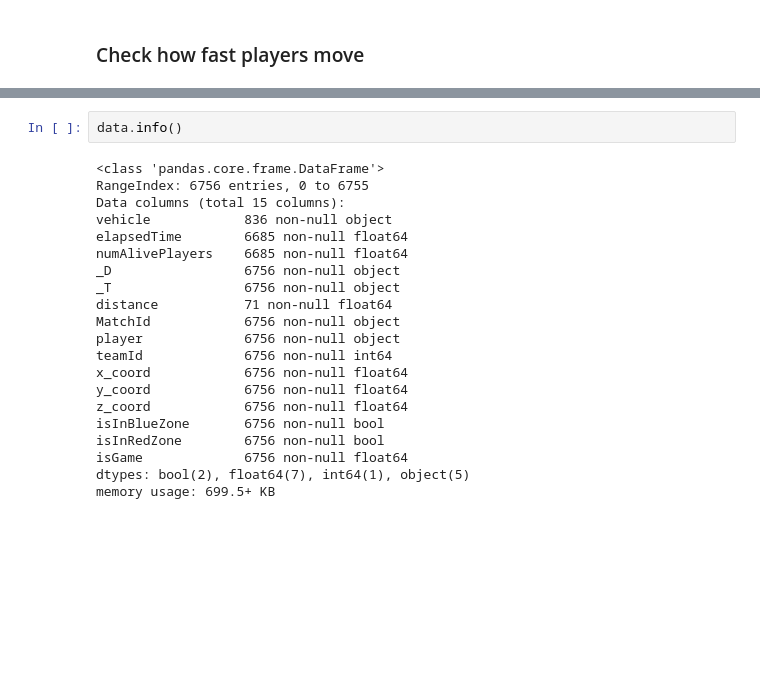
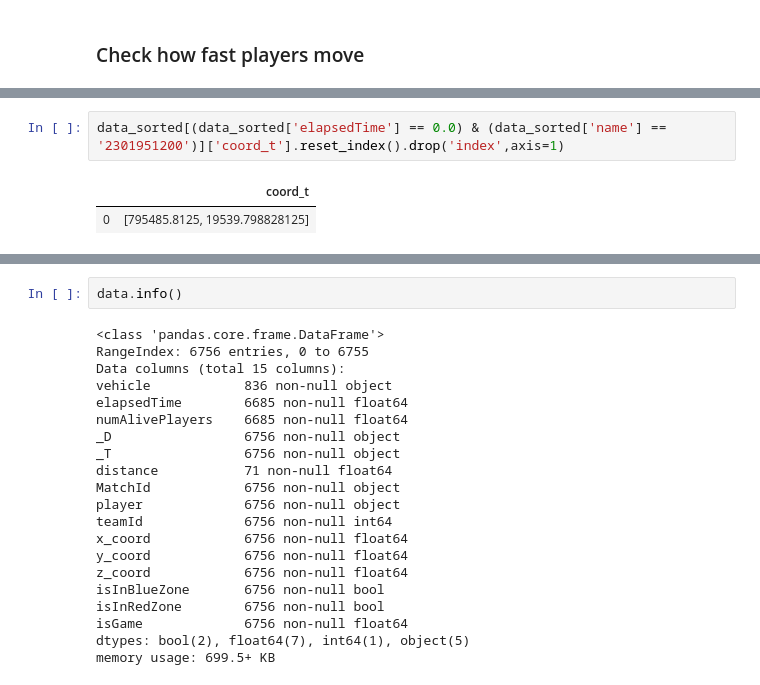
Before and after one commit to valerii-ginak/PUBG_Capstone, a Jupyter notebook: extract_transform_(loadsomeday).ipynb, the cells around one changed output, grey strips where cells are left out. Cells and saved outputs as stored; diff of their text form; blank space fills up the shorter version.

```diff
--- a/extract_transform_(loadsomeday).ipynb
+++ b/extract_transform_(loadsomeday).ipynb
@@ -359,0 +369,5 @@ data['elapsedTime'] = data['elapsedTime'].apply(elapsedTimeConvert)
+# %%
+data_sorted[(data_sorted['elapsedTime'] == 0.0) & (data_sorted['name'] == '2301951200')]['coord_t'].reset_index().drop('index',axis=1)
+# %% [output]
+|  | coord_t |
+| 0 | [795485.8125, 19539.798828125] |
```
Also changed, not shown: parts of 10 cells of this notebook.
